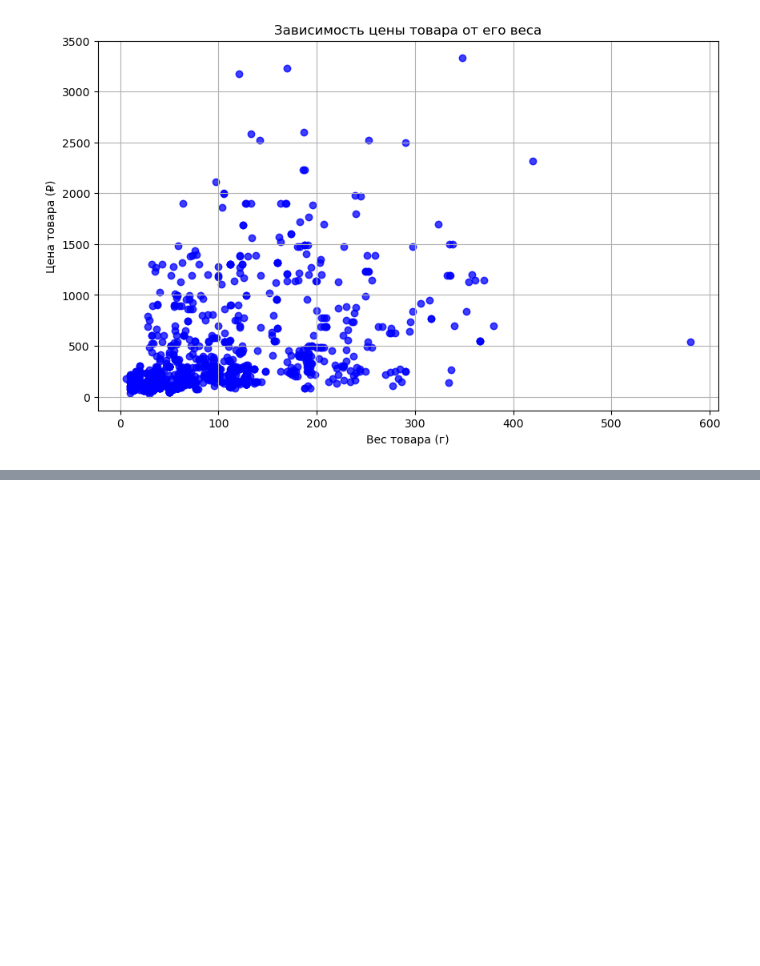
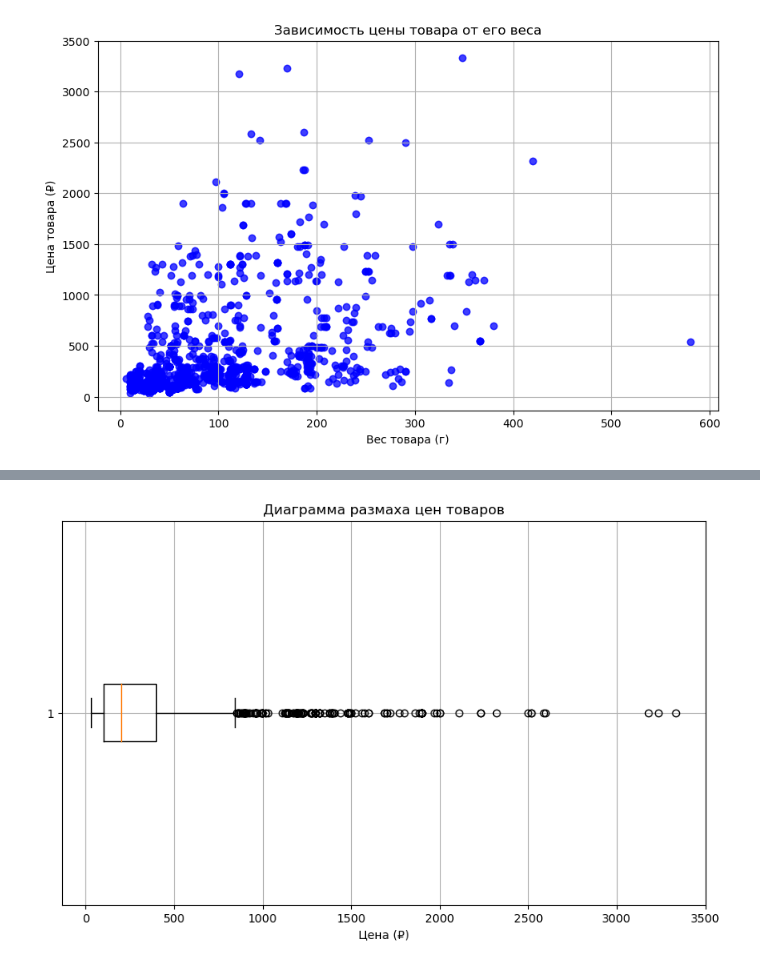
Before and after one commit to marita-mint/ulybka-radugi-project, a Jupyter notebook: new.ipynb, the cells around one changed output, grey strips where cells are left out. Drawn from its saved outputs; the diff is of its cells as text; code cells hidden in the pictures; blank space fills up the shorter version.

```diff
--- a/new.ipynb
+++ b/new.ipynb
@@ -271,0 +416,10 @@ plt.show()
+# %%
+# Диаграмма размаха (box plot) для цен
+plt.figure(figsize=(10, 6))
+plt.boxplot(prices, vert=False)
+plt.title('Диаграмма размаха цен товаров')
+plt.xlabel('Цена (₽)')
+plt.grid(True)
+plt.show()
+# %% [output]
+[figure, added]
```
Also changed, not shown: parts of 12 cells of this notebook.
